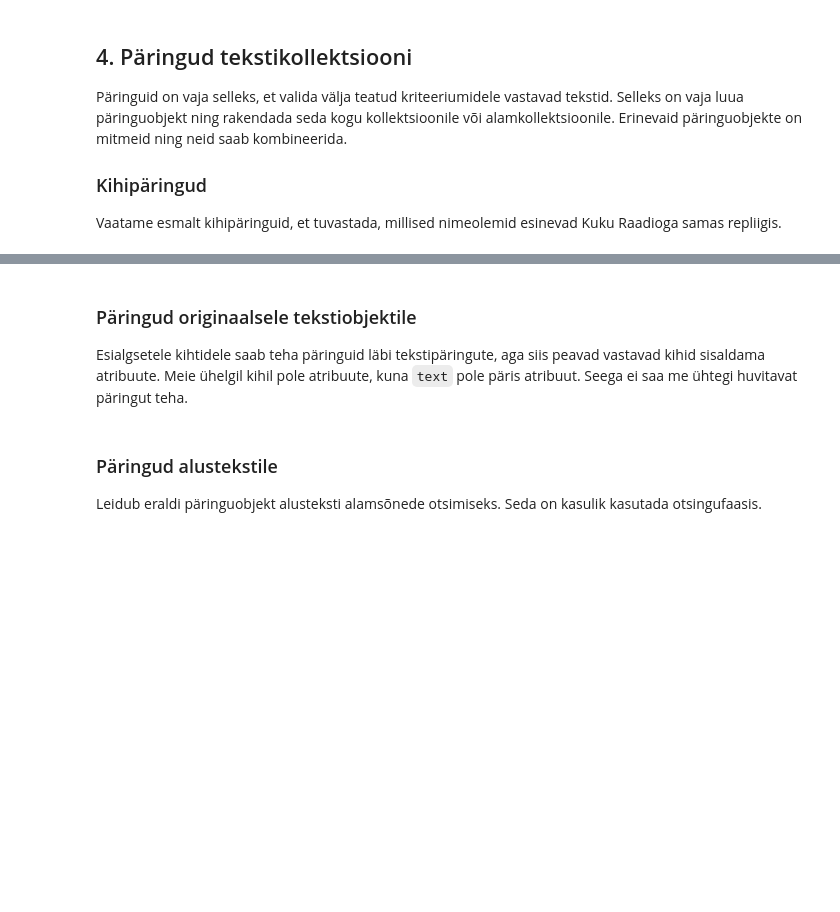
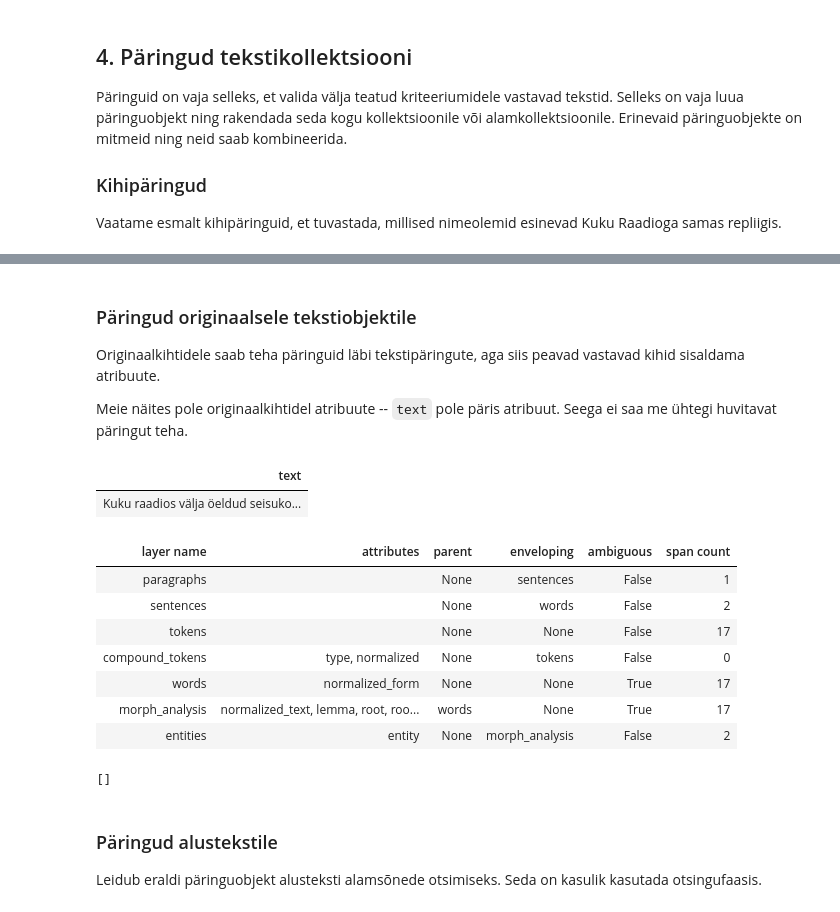
Before and after one commit to estnltk/presentation, a Jupyter notebook: 2019_10_05_EKT_workshop/EstNLTK_collections.ipynb, the cells around one changed output, grey strips where cells are left out. Cells and saved outputs as stored; diff of their text form; code cells hidden in the pictures; blank space fills up the shorter version.

```diff
--- a/2019_10_05_EKT_workshop/EstNLTK_collections.ipynb
+++ b/2019_10_05_EKT_workshop/EstNLTK_collections.ipynb
@@ -463,7 +463,7 @@ with collection.insert() as collection_insert:
 
         print(filename)
         date = datetime.strptime(re.search(r'(?P<date>.*)\.txt', filename).group('date'),'%Y-%m-%d')
-        file = codecs.open("data/kpt/{}".format(filename), "r", "utf-8")
+        file = open("data/kpt/{}".format(filename), mode="r", encoding="utf-8")
         text = segmenter(header_tagger(Text(file.read())))
 
         for span in text.lines:
@@ -599,11 +786,28 @@ for key, text, meta in collection.select(
 # %% [markdown]
 ### Päringud originaalsele tekstiobjektile
 
-Esialgsetele kihtidele saab teha päringuid läbi tekstipäringute, aga siis peavad vastavad kihid sisaldama atribuute. Meie ühelgil kihil pole atribuute, kuna `text` pole päris atribuut. Seega ei saa me ühtegi huvitavat päringut teha.
+Originaalkihtidele saab teha päringuid läbi tekstipäringute, aga siis peavad vastavad kihid sisaldama atribuute.
+
+Meie näites pole originaalkihtidel atribuute -- `text` pole päris atribuut. Seega ei saa me ühtegi huvitavat päringut teha.
 # %%
 from estnltk.storage.postgres import JsonbTextQuery
+# %%
+collection[0]
+# %% [output]
+| text |
+| Kuku raadios välja öeldud seisuko... |
+| layer name | attributes | parent | enveloping | ambiguous | span count |
+| paragraphs |  | None | sentences | False | 1 |
+| sentences |  | None | words | False | 2 |
+| tokens |  | None | None | False | 17 |
+| compound_tokens | type, normalized | None | tokens | False | 0 |
+| words | normalized_form | None | None | True | 17 |
+| morph_analysis | normalized_text, lemma, root, roo... | words | None | True | 17 |
+| entities | entity | None | morph_analysis | False | 2 |
 # %%
-collection.select(query=JsonbTextQuery('tokens', text='raadios')).head()
+collection.select(query=JsonbTextQuery('tokens', text='raadio')).head()
+# %% [output]
+[]
 # %% [markdown]
 ### Päringud alustekstile
 
```
Also changed, not shown: parts of 22 cells of this notebook.
